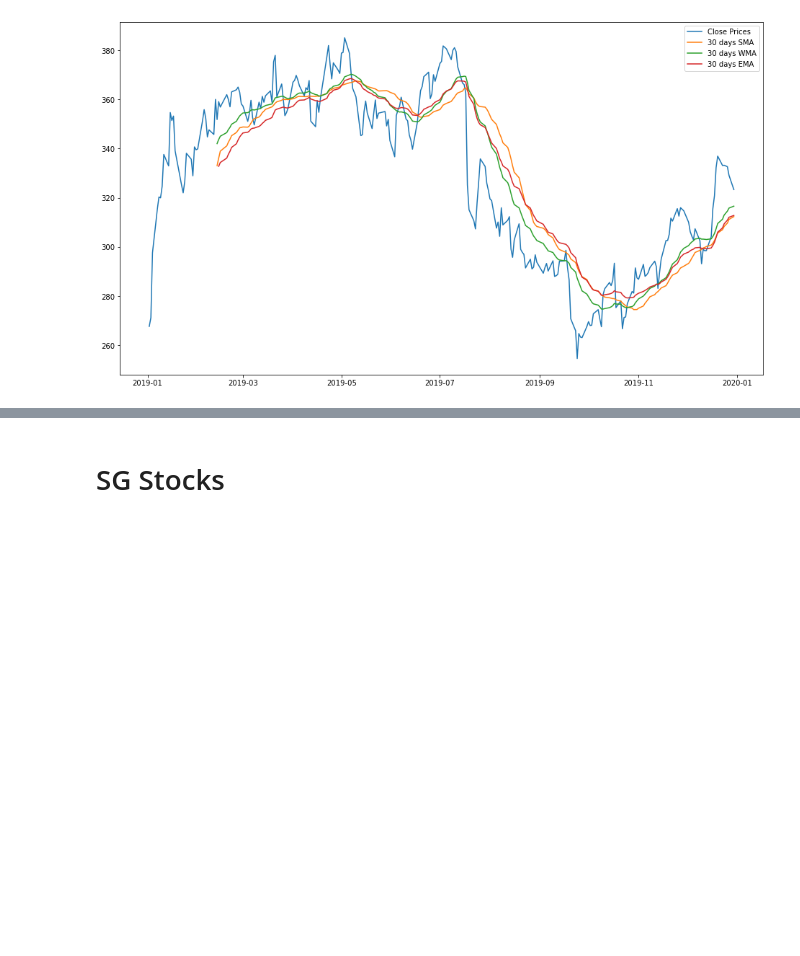
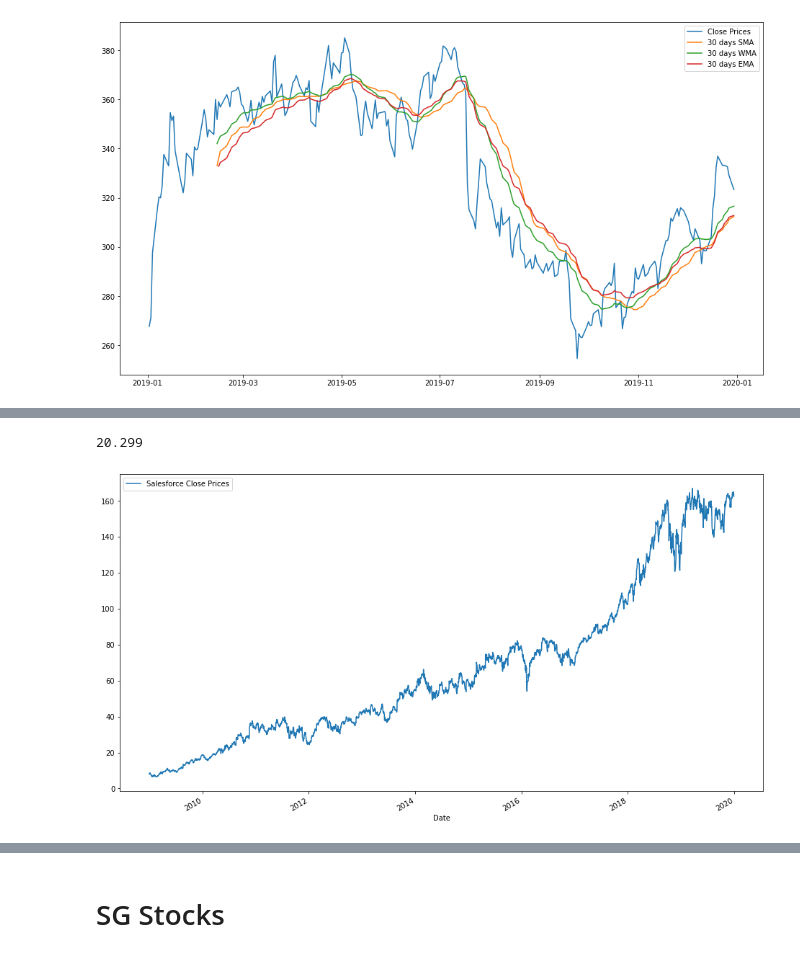
Before and after one commit to dvh549/Capital_Markets_in_China, a Jupyter notebook: playground.ipynb, the cells around one changed output, grey strips where cells are left out. Saved outputs shown, nothing was run; the diff lists cells and outputs as text; code cells hidden in the pictures; blank space fills up the shorter version.

```diff
--- a/playground.ipynb
+++ b/playground.ipynb
@@ -137,0 +140,5 @@ pf.create_simple_tear_sheet(netflix_return_ts)
+# %%
+salesforce_data = pdr.get_data_yahoo("CRM", start="2009-01-01", end="2019-12-31")
+salesforce_close = salesforce_data["Close"]
+salesforce_adj_close = salesforce_data["Adj Close"]
+salesforce_close.head()
@@ -137,0 +154,10 @@ pf.create_simple_tear_sheet(netflix_return_ts)
+# %%
+round((salesforce_close.tail(1).values / salesforce_close.head(1).values)[0], 3)
+# %% [output]
+20.299
+# %%
+salesforce_close.plot(label="Salesforce Close Prices", figsize=(16, 9))
+plt.legend()
+plt.show()
+# %% [output]
+[figure, added]
```
Also changed, not shown: parts of 24 cells of this notebook.
